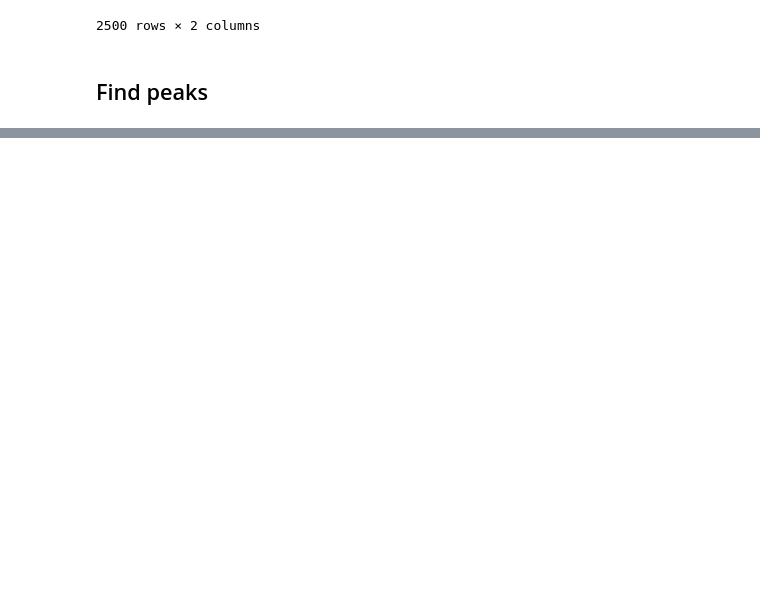
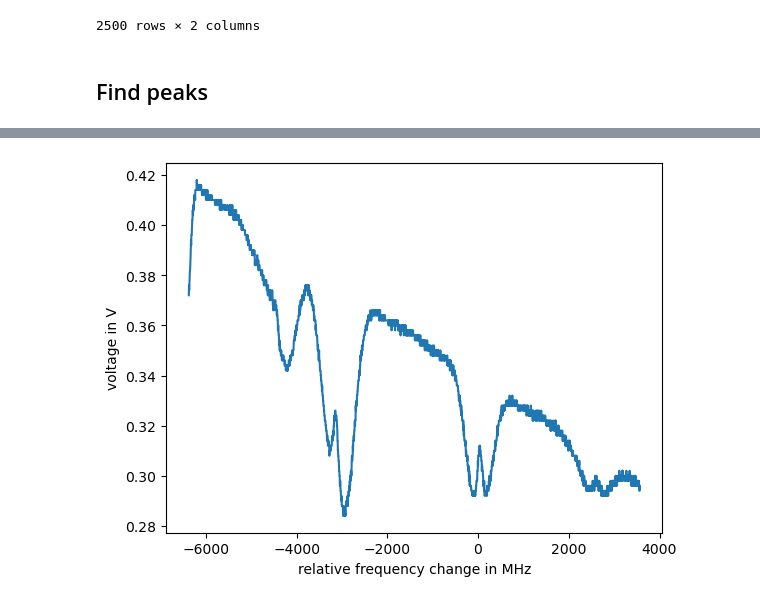
Before and after one commit to sabrahaim/Rubidium-spectrum, a Jupyter notebook: spectra.ipynb, the cells around one changed output, grey strips where cells are left out. Saved outputs shown, nothing was run; the diff lists cells and outputs as text; code cells hidden in the pictures; blank space fills up the shorter version.

```diff
--- a/spectra.ipynb
+++ b/spectra.ipynb
@@ -108,0 +109,12 @@ Correlations (unreported correlations are < 0.100)
+# %%
+a = 6834.683/(fit_result.params['p4_mu'].value - fit_result.params['p1_mu'].value)
+b = -4271.677 - fit_result.params['p1_mu'].value*a
+# %%
+frequency = a*time + b
+# %%
+plt.plot(frequency, voltage)
+plt.xlabel('relative frequency change in MHz')
+plt.ylabel('voltage in V')
+plt.show()
+# %% [output]
+[figure, added]
```
Also changed, not shown: parts of 7 cells of this notebook, 1 other file.
